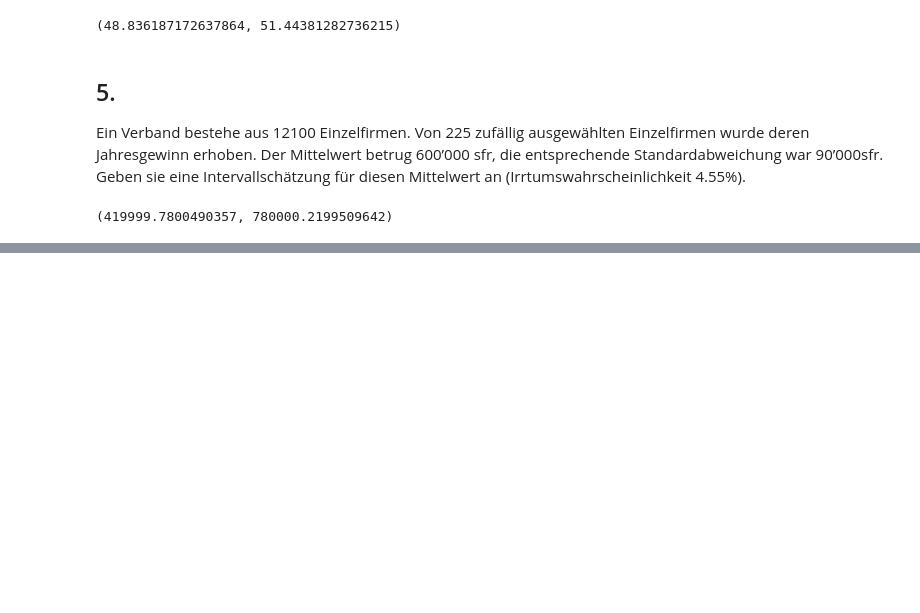
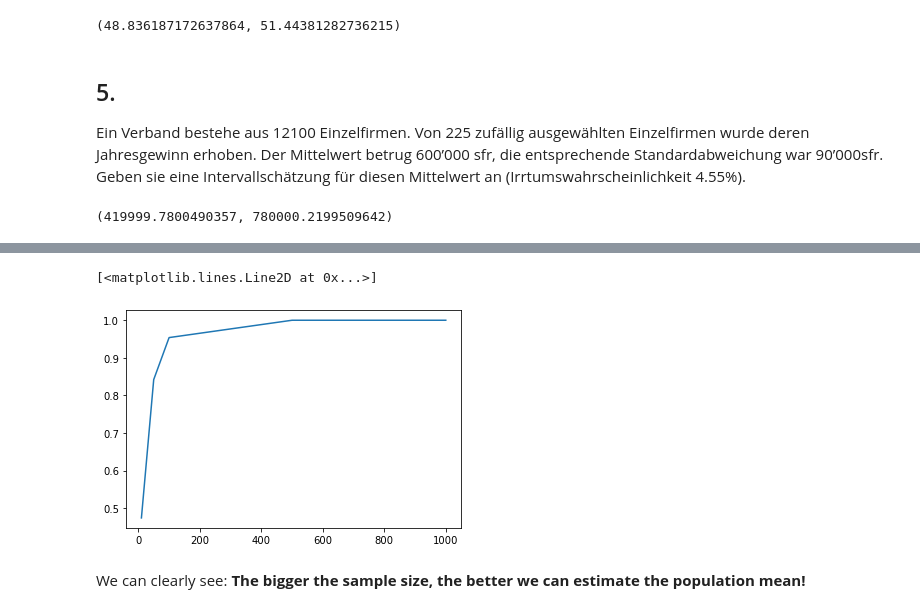
Before and after one commit to yvokeller/probability-calculation, a Jupyter notebook: le3_parameter_estimation_confidence_intervals.ipynb, the cells around one changed output, grey strips where cells are left out. Drawn from its saved outputs; the diff is of its cells as text; code cells hidden in the pictures; blank space fills up the shorter version.

```diff
--- a/le3_parameter_estimation_confidence_intervals.ipynb
+++ b/le3_parameter_estimation_confidence_intervals.ipynb
@@ -182,0 +254,7 @@ stats.norm.interval(0.9545, loc=profit_mean, scale=sd)
+# %%
+plt.plot([10, 50, 100, 500, 1000], [proportion_n10, proportion_n50, proportion_n100, proportion_n500, proportion_n1000])
+# %% [output]
+[<matplotlib.lines.Line2D at 0x...>]
+[figure, added]
+# %% [markdown]
+We can clearly see: **The bigger the sample size, the better we can estimate the population mean!**
```
Also changed, not shown: parts of 23 cells of this notebook.
